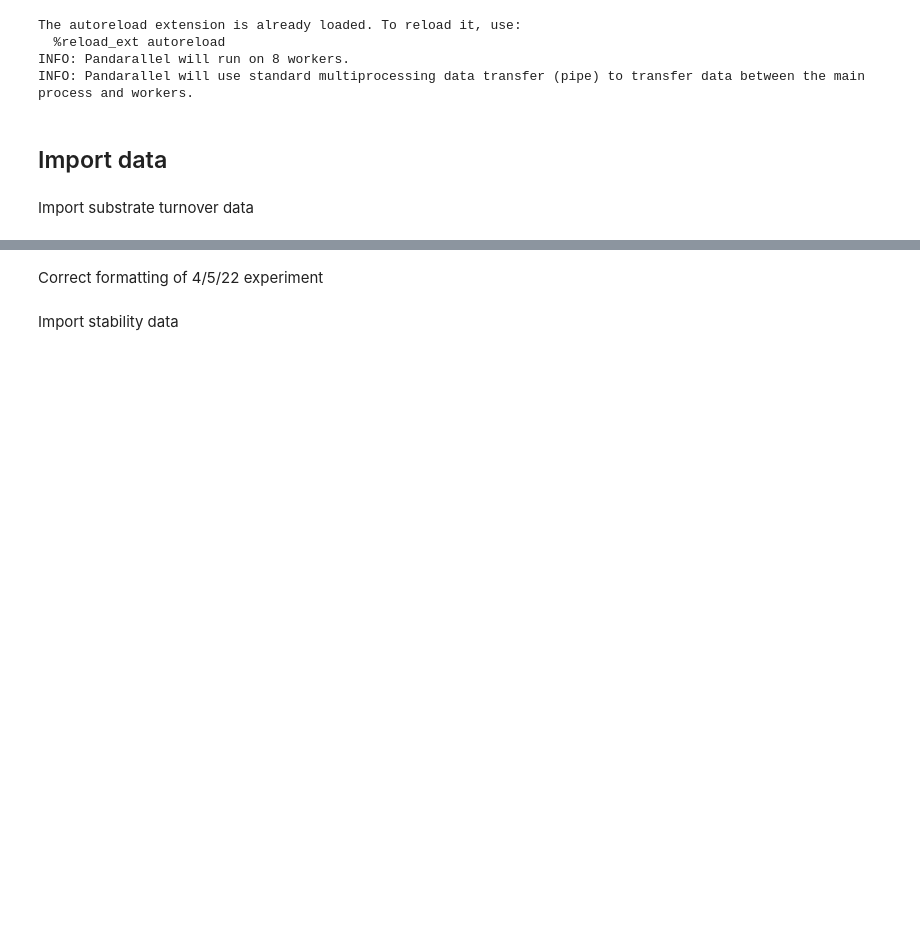
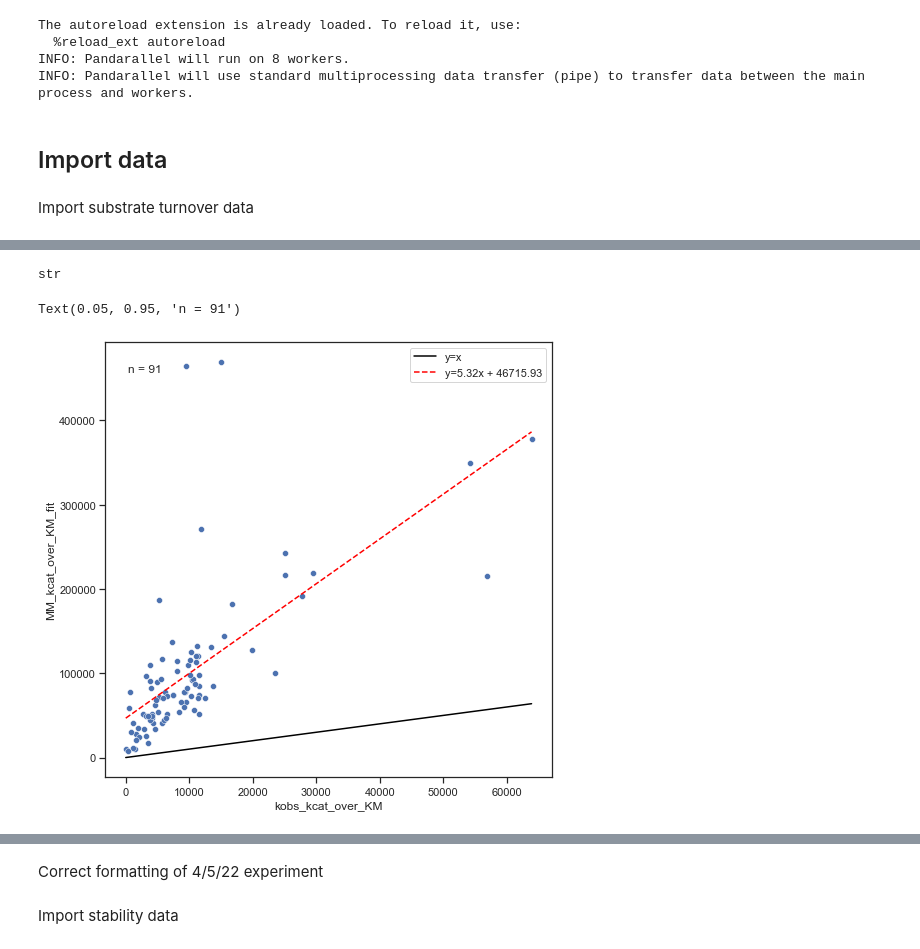
Before and after one commit to FordyceLab/htmek-workup, a Jupyter notebook: multi_experiment_aggregation/current_aggregation.ipynb, the cells around one changed output, grey strips where cells are left out. Saved outputs shown, nothing was run; the diff lists cells and outputs as text; code cells hidden in the pictures; blank space fills up the shorter version.

```diff
--- a/multi_experiment_aggregation/current_aggregation.ipynb
+++ b/multi_experiment_aggregation/current_aggregation.ipynb
@@ -79,0 +99,74 @@ df_230612_SFL_PEP = pd.read_csv('/Volumes/Micah_Data/HT-MEK_data/ACYP/230612_SFL
+# %%
+# get type of value in exponential_R2_list column
+type(df_230629_SFL_AcP['exponential_R2_list'].iloc[0])
+# %% [output]
+str
+# %%
+# import scipy
+import scipy as scp
+
+
+# remove nan values from these columns
+df_230629_SFL_AcP = df_230629_SFL_AcP.dropna(subset=['MM_kcat_over_KM_fit', 'kobs_kcat_over_KM', 'exponential_R2_list', 'local_bg_ratio'])
+
+# filter by MM_kcat_over_KM_fit_R2
+df_230629_SFL_AcP = df_230629_SFL_AcP[df_230629_SFL_AcP['MM_kcat_over_KM_fit_R2'] > 0.95]
+
+# drop rows where the exponential_R2_list column is nan at the first value
+df_230629_SFL_AcP = df_230629_SFL_AcP[df_230629_SFL_AcP['exponential_R2_list'].apply(lambda x: x[0] != np.nan)]
+
+# filter by first value in exponential_R2_list (i.e. the R2 value for the first exponential fit)
+for index, row in df_230629_SFL_AcP.iterrows():
+    if row['exponential_R2_list'] != np.nan:
+        # convert nan to 0 in string
+        row['exponential_R2_list'] = row['exponential_R2_list'].replace('nan', '0')
+
+        # now check if first value is greater than 0.95
+        if ast.literal_eval(row['exponential_R2_list'])[0] < 0.95:
+            df_230629_SFL_AcP.drop(index, inplace=True)
+
+# filter by local bg ratio
+df_230629_SFL_AcP = df_230629_SFL_AcP[df_230629_SFL_AcP['local_bg_ratio'] > 4]
+
+# remove duplicates based on Indices column
+df_230629_SFL_AcP = df_230629_SFL_AcP.drop_duplicates(subset=['Indices'])
+
+# filter for high kobs_kcat_over_KM
+df_230629_SFL_AcP = df_230629_SFL_AcP[df_230629_SFL_AcP['kobs_kcat_over_KM'] < 10**5]
+
+
+# fit regression line to kobs_kcat_over_KM vs MM_kcat_over_KM_fit
+def func(x, a, b):
+    return a*x + b
+popt, pcov = scp.optimize.curve_fit(func, df_230629_SFL_AcP['kobs_kcat_over_KM'], df_230629_SFL_AcP['MM_kcat_over_KM_fit'])
+
+
+# plot 230629 AcP data: kobs_kcat_over_KM vs MM_kcat_over_KM
+fig, ax = plt.subplots(figsize=(8, 8))
+sns.scatterplot(data=df_230629_SFL_AcP, x='kobs_kcat_over_KM', y='MM_kcat_over_KM_fit', ax=ax, hue=''
+
+# plot diagonal line
+ax.plot(x, x, color='black', linestyle='-', label='y=x')
+
+# plot regression line from 1 to max kobs_kcat_over_KM
+x = np.linspace(1, max(df_230629_SFL_AcP['kobs_kcat_over_KM']), 100)
+y = func(x, *popt)
+ax.plot(x, y, color='red', linestyle='--', label='y={:.2f}x + {:.2f}'.format(*popt))
+
+
+# # set xlim and ylim to be the same
+# ax.set_xlim(top=max(df_230629_SFL_AcP['kobs_kcat_over_KM']))
+# ax.set_ylim(top=max(df_230629_SFL_AcP['kobs_kcat_over_KM']))
+
+# # log scale both axes
+# ax.set_xscale('log')
+# ax.set_yscale('log')
+
+# add legend
+ax.legend()
+
+# add n to plot
+ax.text(0.05, 0.95, 'n = ' + str(len(df_230629_SFL_AcP)), verticalalignment='top', horizontalalignment='left', transform=ax.transAxes, fontsize=12)
+# %% [output]
+Text(0.05, 0.95, 'n = 91')
+[figure, added]
```
Also changed, not shown: parts of 53 cells of this notebook, 4 other files.
